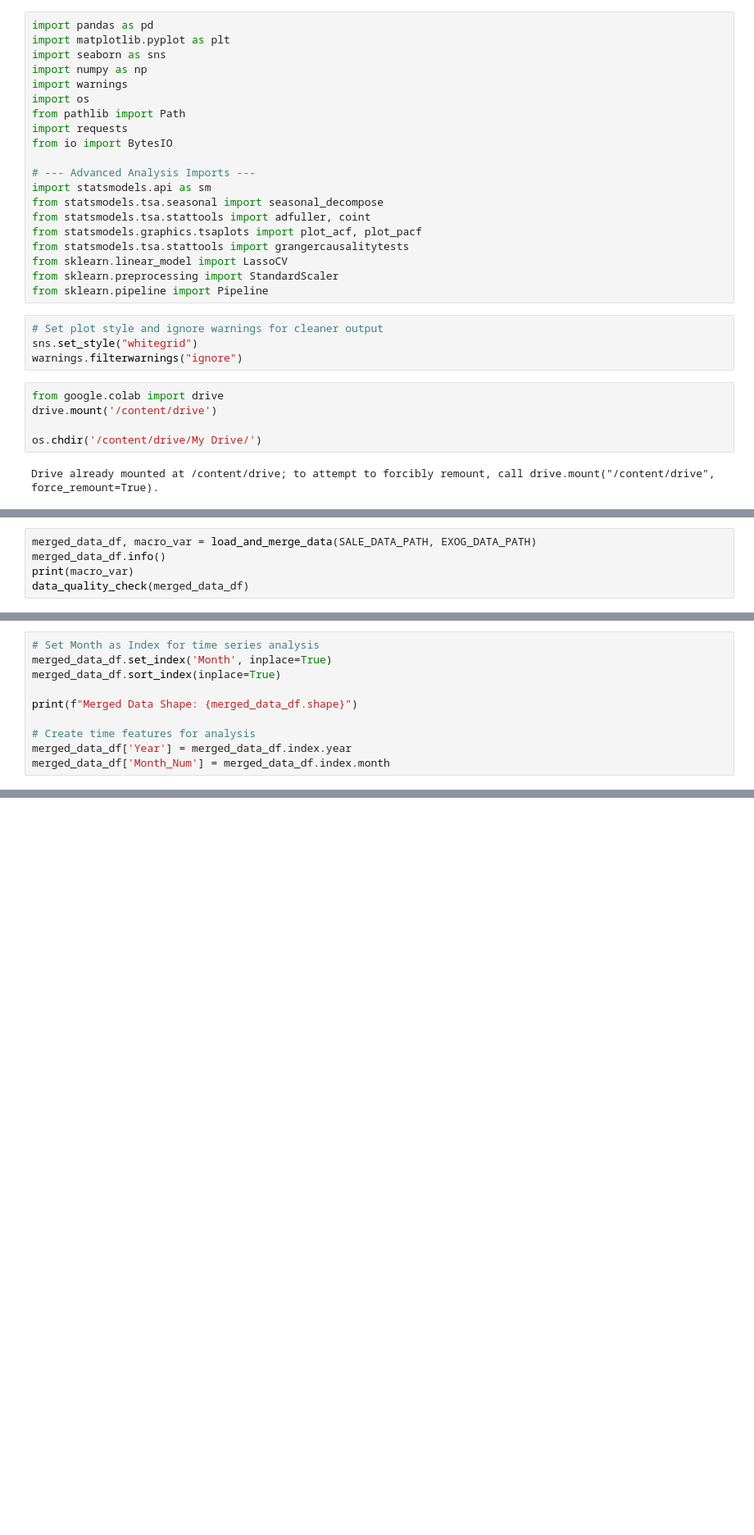
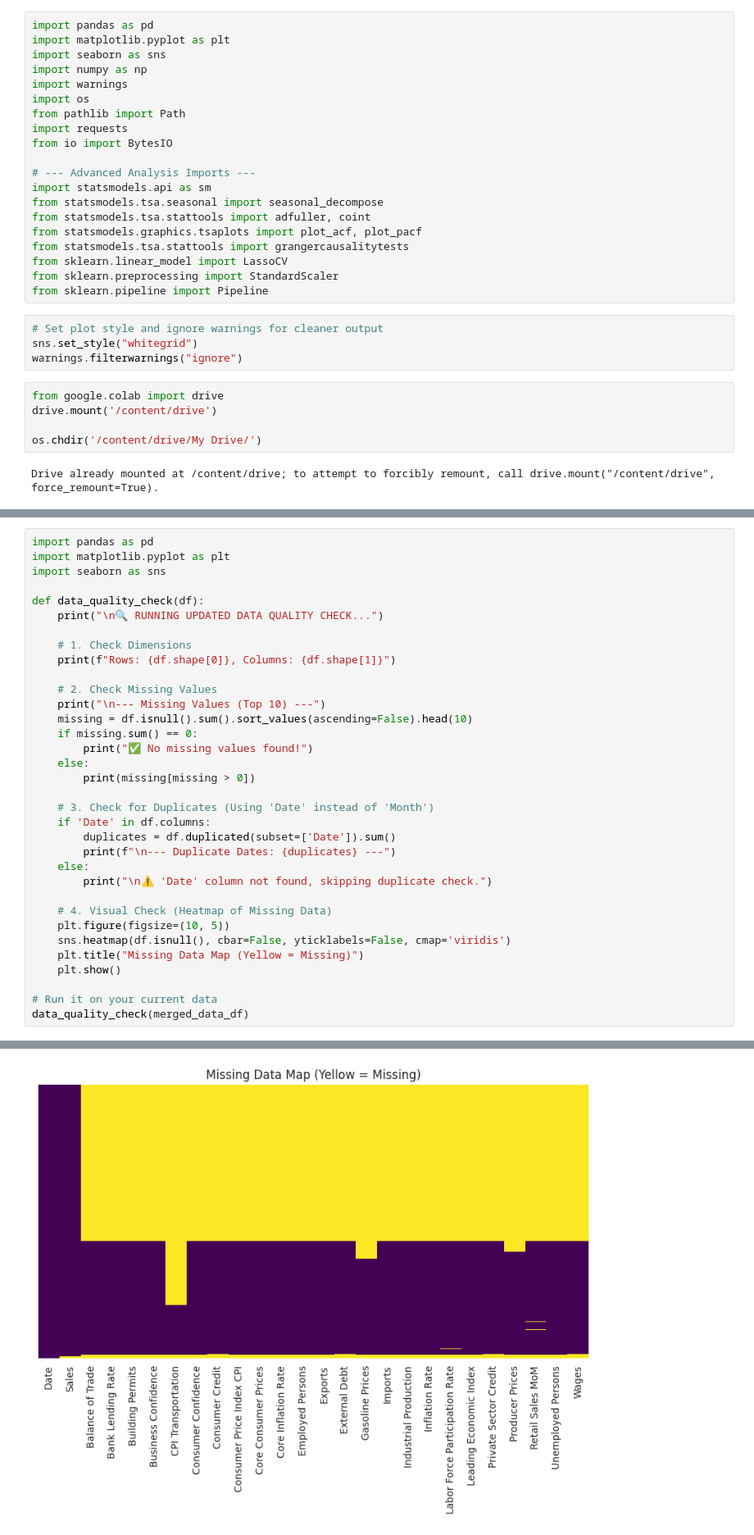
Before and after one commit to ebolofis/Data-Science-Machine-Learning, a Jupyter notebook: EDA_Feature_selection_Analysis.ipynb, the cells around one changed output, grey strips where cells are left out. Shown: that part at 82% size. Saved outputs shown, nothing was run; the diff lists cells and outputs as text; blank space fills up the shorter version.

```diff
--- a/EDA_Feature_selection_Analysis.ipynb
+++ b/EDA_Feature_selection_Analysis.ipynb
@@ -527,5 +35,0 @@ EXOG_DATA_PATH = "Exogenous_Variables_Chile.xlsx"
-# %%
-merged_data_df, macro_var = load_and_merge_data(SALE_DATA_PATH, EXOG_DATA_PATH)
-merged_data_df.info()
-print(macro_var)
-data_quality_check(merged_data_df)
@@ -536,10 +35,0 @@ data_quality_check(merged_data_df)
-# %%
-# Set Month as Index for time series analysis
-merged_data_df.set_index('Month', inplace=True)
-merged_data_df.sort_index(inplace=True)
-
-print(f"Merged Data Shape: {merged_data_df.shape}")
-
-# Create time features for analysis
-merged_data_df['Year'] = merged_data_df.index.year
-merged_data_df['Month_Num'] = merged_data_df.index.month
@@ -643,0 +148,35 @@ print(" - lasso_selected_lags.csv")
+# %%
+import pandas as pd
+import matplotlib.pyplot as plt
+import seaborn as sns
+
+def data_quality_check(df):
+    print("\n🔍 RUNNING UPDATED DATA QUALITY CHECK...")
+
+    # 1. Check Dimensions
+    print(f"Rows: {df.shape[0]}, Columns: {df.shape[1]}")
+
+    # 2. Check Missing Values
+    print("\n--- Missing Values (Top 10) ---")
+    missing = df.isnull().sum().sort_values(ascending=False).head(10)
+    if missing.sum() == 0:
+        print("✅ No missing values found!")
+    else:
+        print(missing[missing > 0])
+
+    # 3. Check for Duplicates (Using 'Date' instead of 'Month')
+    if 'Date' in df.columns:
+        duplicates = df.duplicated(subset=['Date']).sum()
+        print(f"\n--- Duplicate Dates: {duplicates} ---")
+    else:
+        print("\n⚠️ 'Date' column not found, skipping duplicate check.")
+
+    # 4. Visual Check (Heatmap of Missing Data)
+    plt.figure(figsize=(10, 5))
+    sns.heatmap(df.isnull(), cbar=False, yticklabels=False, cmap='viridis')
+    plt.title("Missing Data Map (Yellow = Missing)")
+    plt.show()
+
+# Run it on your current data
+data_quality_check(merged_data_df)
+# %% [output]
@@ -643,0 +200 @@ print(" - lasso_selected_lags.csv")
+[figure, added]
```
Also changed, not shown: parts of 58 cells of this notebook.
